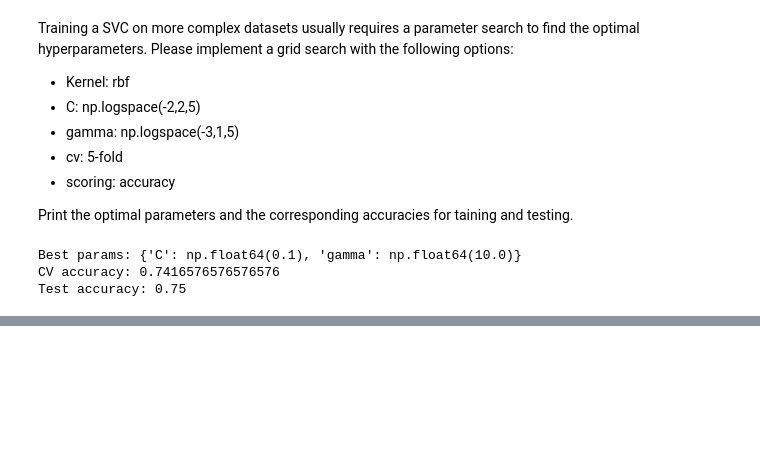
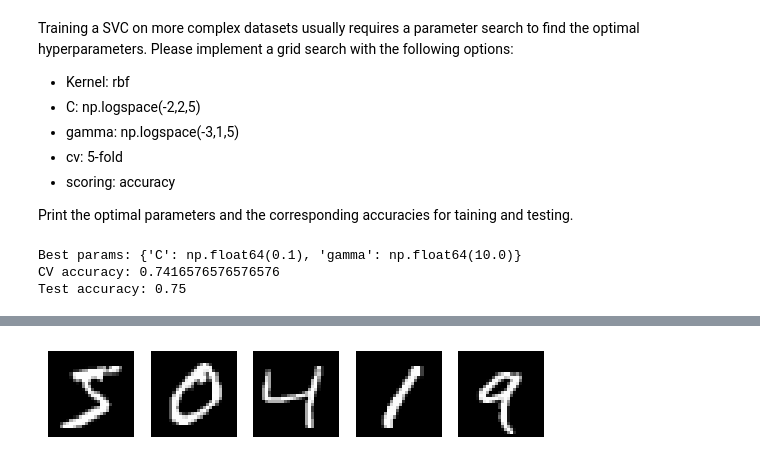
Before and after one commit to mibur1/psy112, a Jupyter notebook: book/solutions/solutions_2.ipynb, the cells around one changed output, grey strips where cells are left out. Cells and saved outputs as stored; diff of their text form; code cells hidden in the pictures; blank space fills up the shorter version.

```diff
--- a/book/solutions/solutions_2.ipynb
+++ b/book/solutions/solutions_2.ipynb
@@ -651,0 +780,14 @@ Test accuracy: 0.75
+# %%
+from tensorflow.keras.datasets import mnist
+import matplotlib.pyplot as plt
+
+# Load data and plot examples
+(x_train, y_train), (x_test, y_test) = mnist.load_data()
+
+fig, ax = plt.subplots(1,5)
+for i in range(5):
+    ax[i].imshow(x_train[i], cmap='gray')
+    ax[i].set_axis_off()
+plt.show()
+# %% [output]
+[figure, added]
```
Also changed, not shown: parts of 14 cells of this notebook, 5 other files.
